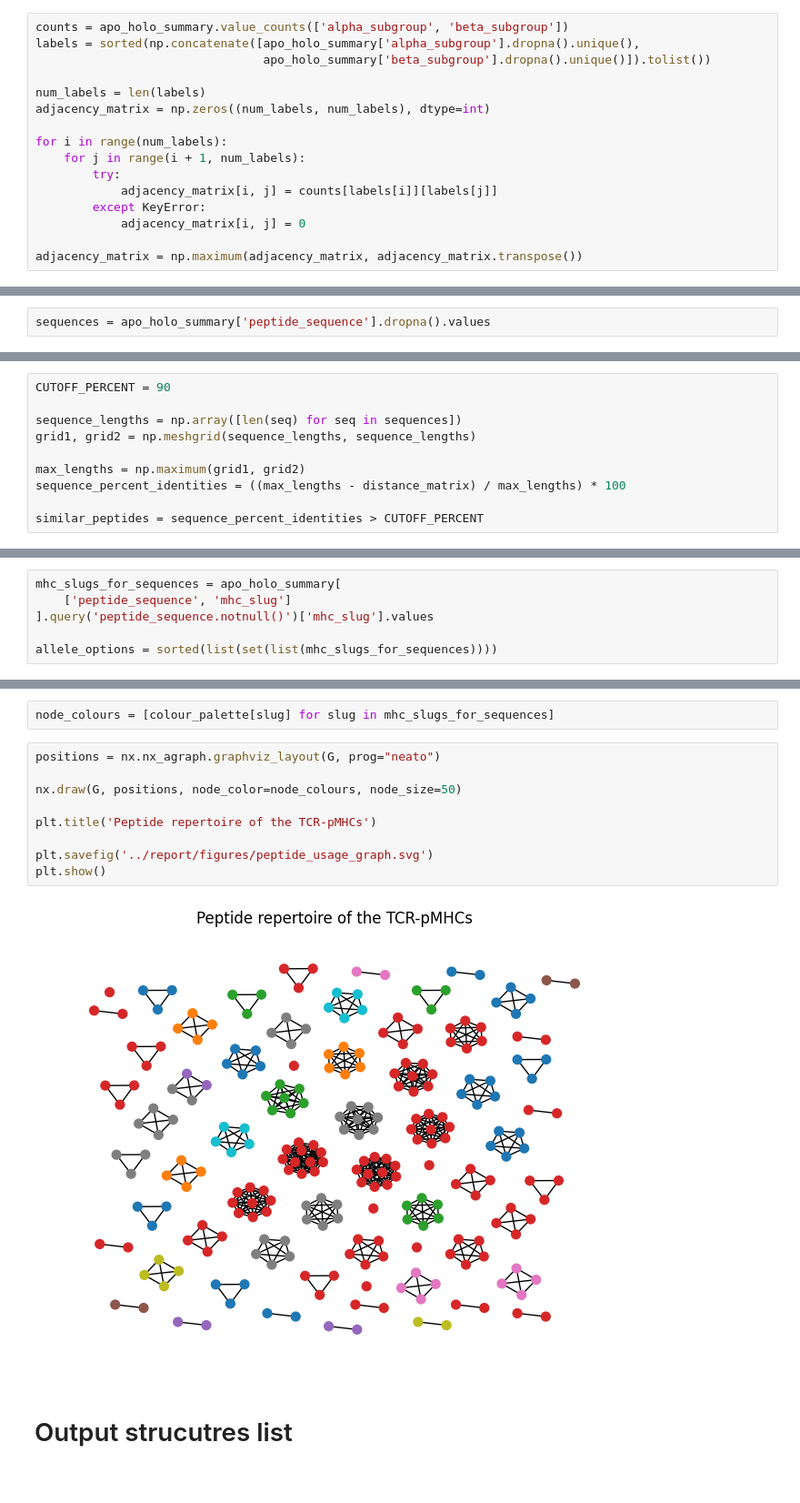
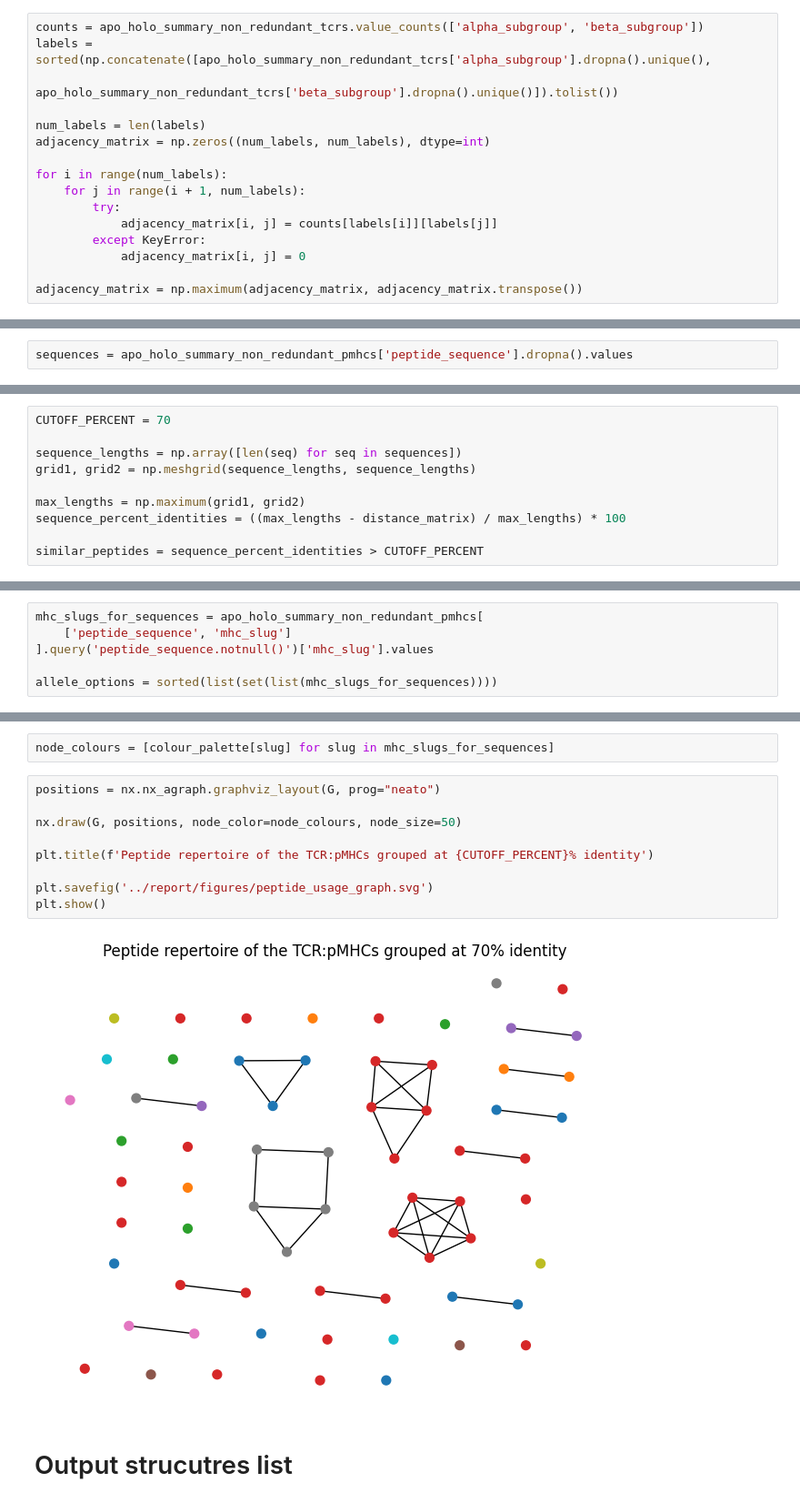
Before and after one commit to benjiemc/tcr-pmhc-interface-analysis, a Jupyter notebook: notebooks/Summary_of_apo_holo_data.ipynb, the cells around one changed output, grey strips where cells are left out. Shown: that part at 91% size. Drawn from its saved outputs; the diff is of its cells as text.

```diff
--- a/notebooks/Summary_of_apo_holo_data.ipynb
+++ b/notebooks/Summary_of_apo_holo_data.ipynb
@@ -144,7 +147,7 @@ for ax in axes:
 # %%
-counts = apo_holo_summary.value_counts(['alpha_subgroup', 'beta_subgroup'])
-labels = sorted(np.concatenate([apo_holo_summary['alpha_subgroup'].dropna().unique(),
-                                apo_holo_summary['beta_subgroup'].dropna().unique()]).tolist())
+counts = apo_holo_summary_non_redundant_tcrs.value_counts(['alpha_subgroup', 'beta_subgroup'])
+labels = sorted(np.concatenate([apo_holo_summary_non_redundant_tcrs['alpha_subgroup'].dropna().unique(),
+                                apo_holo_summary_non_redundant_tcrs['beta_subgroup'].dropna().unique()]).tolist())
 
 num_labels = len(labels)
 adjacency_matrix = np.zeros((num_labels, num_labels), dtype=int)
@@ -182,5 +197,5 @@ plt.show()
 # %%
-sequences = apo_holo_summary['peptide_sequence'].dropna().values
+sequences = apo_holo_summary_non_redundant_pmhcs['peptide_sequence'].dropna().values
 # %%
 with tempfile.TemporaryDirectory() as directory:
     input_file = os.path.join(directory, 'input.fasta')
@@ -221,5 +236,5 @@ The average levenshtein distance between all peptide sequences is 8.14 edits wit
 # %%
-CUTOFF_PERCENT = 90
+CUTOFF_PERCENT = 70
 
 sequence_lengths = np.array([len(seq) for seq in sequences])
 grid1, grid2 = np.meshgrid(sequence_lengths, sequence_lengths)
@@ -237,7 +252,7 @@ for i in range(1, sequences.shape[0]):
         if similar_peptides[i, j]:
             G.add_edge(i, j, weight=sequence_percent_identities[i, j] / 100)
 # %%
-mhc_slugs_for_sequences = apo_holo_summary[
+mhc_slugs_for_sequences = apo_holo_summary_non_redundant_pmhcs[
     ['peptide_sequence', 'mhc_slug']
 ].query('peptide_sequence.notnull()')['mhc_slug'].values
 
@@ -252,14 +267,14 @@ node_colours = [colour_palette[slug] for slug in mhc_slugs_for_sequences]
 # %%
 positions = nx.nx_agraph.graphviz_layout(G, prog="neato")
 
 nx.draw(G, positions, node_color=node_colours, node_size=50)
 
-plt.title('Peptide repertoire of the TCR-pMHCs')
+plt.title(f'Peptide repertoire of the TCR:pMHCs grouped at {CUTOFF_PERCENT}% identity')
 
 plt.savefig('../report/figures/peptide_usage_graph.svg')
 plt.show()
 # %% [output]
-[figure, old version]
+[figure, new version]
 # %% [markdown]
 # Output strucutres list
 # %%
```
Also changed, not shown: parts of 8 cells of this notebook.
